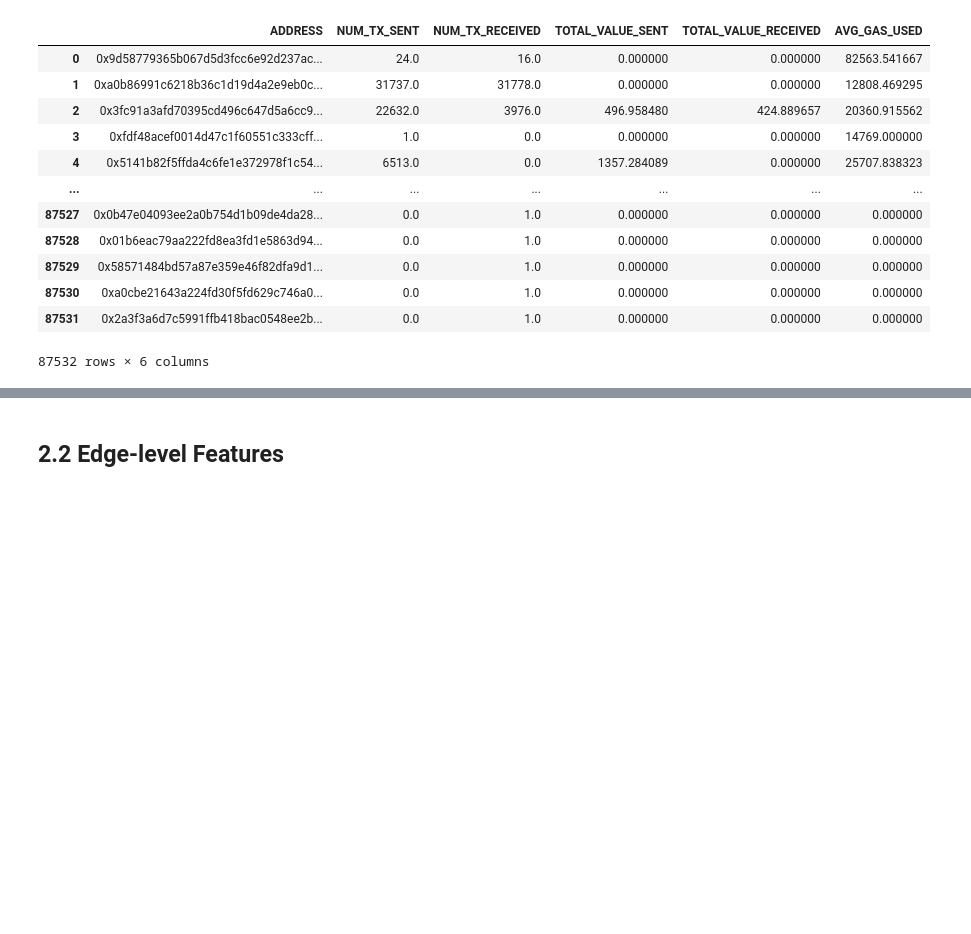
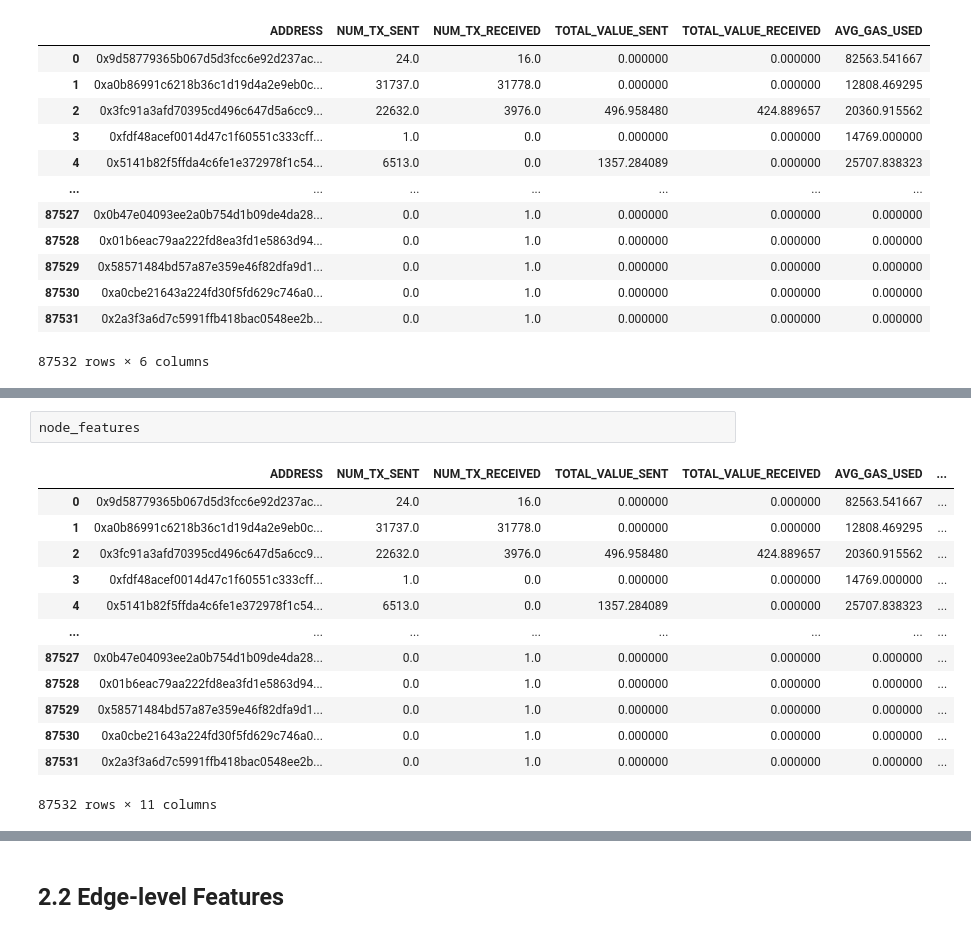
Before and after one commit to bellatrix-ds/ml-in-crypto, a Jupyter notebook: 04_Blockchain_Crime_Detector/BlockCrime Detector.ipynb, the cells around one changed output, grey strips where cells are left out. Cells and saved outputs as stored; diff of their text form; blank space fills up the shorter version.

```diff
--- a/04_Blockchain_Crime_Detector/BlockCrime Detector.ipynb
+++ b/04_Blockchain_Crime_Detector/BlockCrime Detector.ipynb
@@ -212,0 +210,16 @@ for col in numeric_cols:
+# %%
+node_features
+# %% [output]
+|  | ADDRESS | NUM_TX_SENT | NUM_TX_RECEIVED | TOTAL_VALUE_SENT | TOTAL_VALUE_RECEIVED | AVG_GAS_USED | ... |
+| 0 | 0x9d58779365b067d5d3fcc6e92d237ac... | 24.0 | 16.0 | 0.000000 | 0.000000 | 82563.541667 | ... |
+| 1 | 0xa0b86991c6218b36c1d19d4a2e9eb0c... | 31737.0 | 31778.0 | 0.000000 | 0.000000 | 12808.469295 | ... |
+| 2 | 0x3fc91a3afd70395cd496c647d5a6cc9... | 22632.0 | 3976.0 | 496.958480 | 424.889657 | 20360.915562 | ... |
+| 3 | 0xfdf48acef0014d47c1f60551c333cff... | 1.0 | 0.0 | 0.000000 | 0.000000 | 14769.000000 | ... |
+| 4 | 0x5141b82f5ffda4c6fe1e372978f1c54... | 6513.0 | 0.0 | 1357.284089 | 0.000000 | 25707.838323 | ... |
+| ... | ... | ... | ... | ... | ... | ... | ... |
+| 87527 | 0x0b47e04093ee2a0b754d1b09de4da28... | 0.0 | 1.0 | 0.000000 | 0.000000 | 0.000000 | ... |
+| 87528 | 0x01b6eac79aa222fd8ea3fd1e5863d94... | 0.0 | 1.0 | 0.000000 | 0.000000 | 0.000000 | ... |
+| 87529 | 0x58571484bd57a87e359e46f82dfa9d1... | 0.0 | 1.0 | 0.000000 | 0.000000 | 0.000000 | ... |
+| 87530 | 0xa0cbe21643a224fd30f5fd629c746a0... | 0.0 | 1.0 | 0.000000 | 0.000000 | 0.000000 | ... |
+| 87531 | 0x2a3f3a6d7c5991ffb418bac0548ee2b... | 0.0 | 1.0 | 0.000000 | 0.000000 | 0.000000 | ... |
+87532 rows × 11 columns
```
Also changed, not shown: parts of 5 cells of this notebook.
